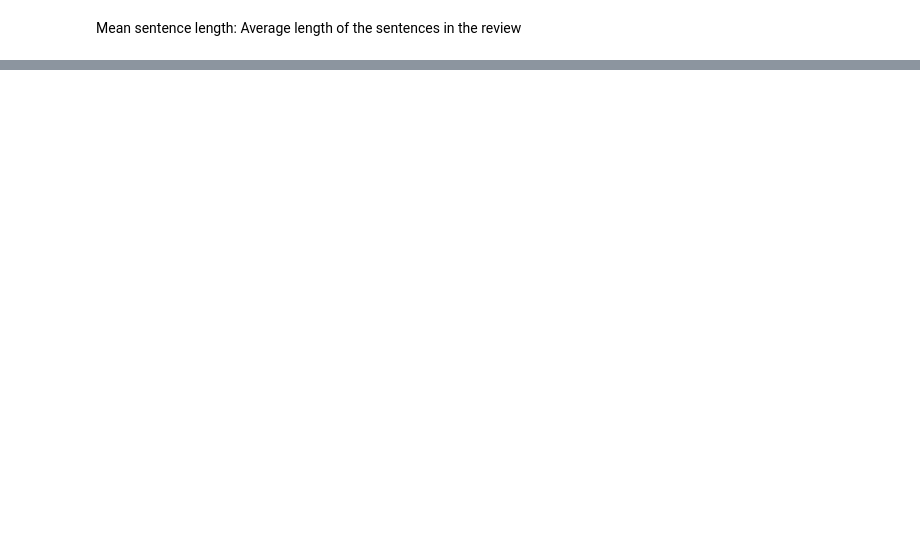
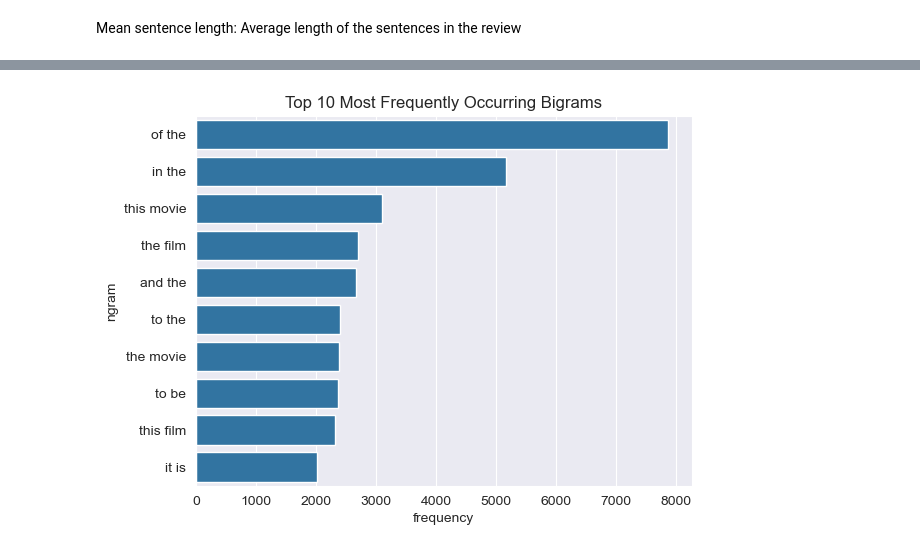
Before and after one commit to Snkiha/Sentiment-Analysis, a Jupyter notebook: review_analysis.ipynb, the cells around one changed output, grey strips where cells are left out. Drawn from its saved outputs; the diff is of its cells as text; code cells hidden in the pictures; blank space fills up the shorter version.

```diff
--- a/review_analysis.ipynb
+++ b/review_analysis.ipynb
@@ -157,0 +274,13 @@ plt.show()
+# %%
+cv = CountVectorizer(ngram_range = (2, 2))
+bigrams =cv.fit_transform(review_df['review'])
+# %%
+count_values = bigrams.toarray().sum(axis = 0)
+ngram_freq = pd.DataFrame(sorted([(count_values[i], k) for k, i in cv.vocabulary_.items()], reverse = True))
+ngram_freq.columns = ["frequency", "ngram"]
+# %%
+sns.barplot(x = ngram_freq['frequency'][:10], y = ngram_freq['ngram'][:10])
+plt.title('Top 10 Most Frequently Occurring Bigrams')
+plt.show()
+# %% [output]
+[figure, added]
```
Also changed, not shown: parts of 34 cells of this notebook.
